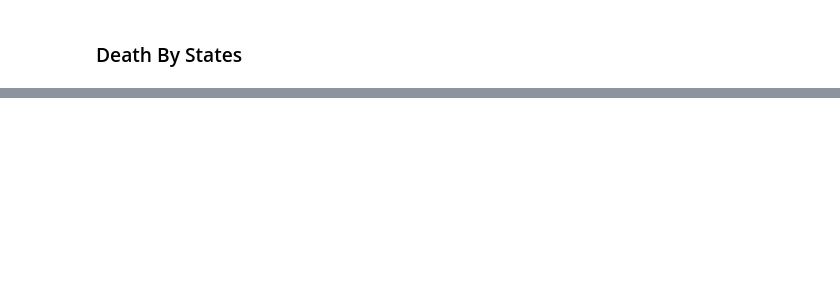
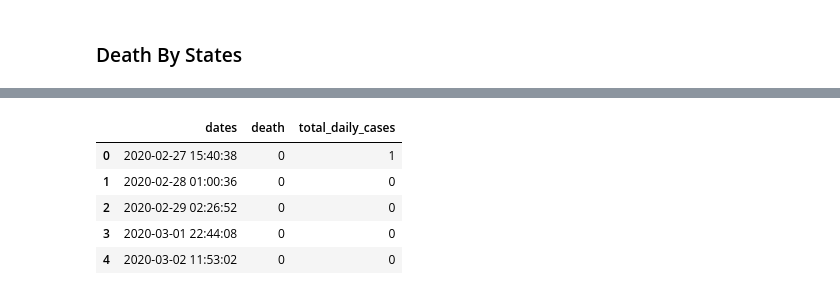
Before and after one commit to ajakaiye33/covid19Naija, a Jupyter notebook: covid19Naija/Covid_19_Cases_Nigeria_Analysis.ipynb, the cells around one changed output, grey strips where cells are left out. Cells and saved outputs as stored; diff of their text form; code cells hidden in the pictures; blank space fills up the shorter version.

```diff
--- a/covid19Naija/Covid_19_Cases_Nigeria_Analysis.ipynb
+++ b/covid19Naija/Covid_19_Cases_Nigeria_Analysis.ipynb
@@ -343,0 +359,11 @@ plt.show()
+# %%
+#extract the data we need for building the Logistic Model
+model_data = exp_wip_col_clean[['dates', 'death','total_daily_cases']]
+model_data.head()
+# %% [output]
+|  | dates | death | total_daily_cases |
+| 0 | 2020-02-27 15:40:38 | 0 | 1 |
+| 1 | 2020-02-28 01:00:36 | 0 | 0 |
+| 2 | 2020-02-29 02:26:52 | 0 | 0 |
+| 3 | 2020-03-01 22:44:08 | 0 | 0 |
+| 4 | 2020-03-02 11:53:02 | 0 | 0 |
```
Also changed, not shown: parts of 31 cells of this notebook.
